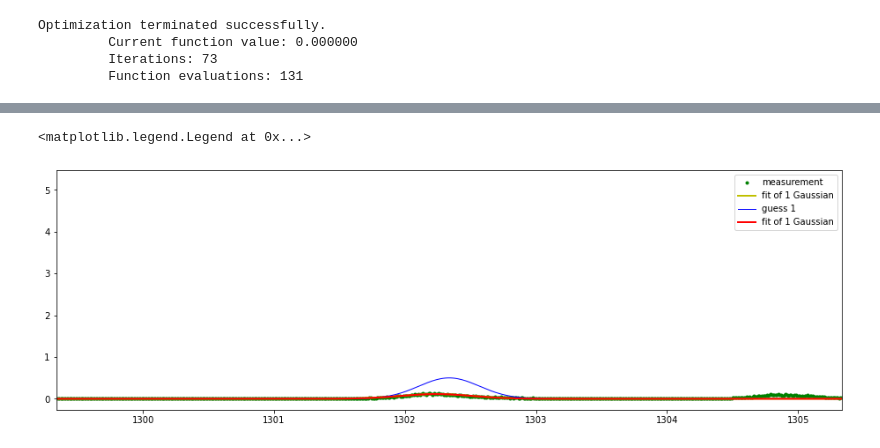
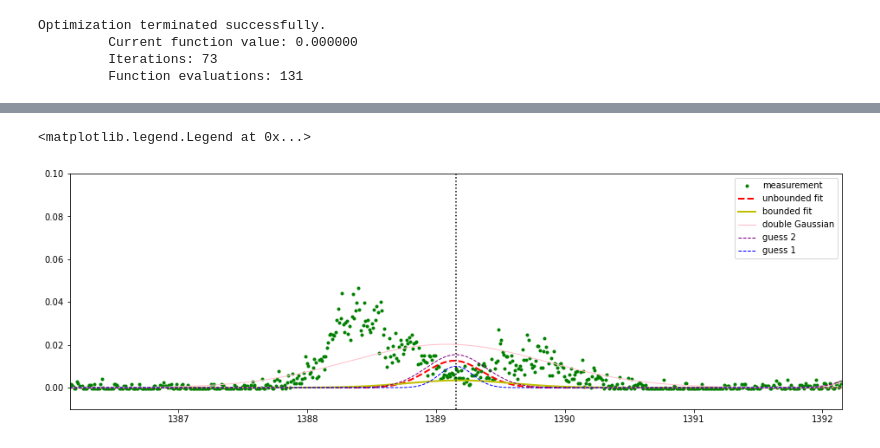
Before and after one commit to 18ganesha/io_brightness, a Jupyter notebook: notebooks/18_amplitude_correction_fit.ipynb, the cells around one changed output, grey strips where cells are left out. Drawn from its saved outputs; the diff is of its cells as text; code cells hidden in the pictures.

Commit message:
Changed flux and tested all indexes manually

```diff
--- a/notebooks/18_amplitude_correction_fit.ipynb
+++ b/notebooks/18_amplitude_correction_fit.ipynb
@@ -147,0 +69,21 @@ opt['x'], nob['x'], opt2['x'], nob2['x']
+# %%
+x = 40 #26, 27, are the biggest problem file, show 15 to see overlap in fit and data
+# 13,14,15, 47 look like they are shifted to the right
+# fix 22, 29, 32, 33, 37, 38, 43, 44, 46 amp guess
+# check 39 with double gauss
+# where is 40 supposed to be
+# 49, 50, 51 is on part with no data
+guess1 = test[x]
+guess2 = np.hstack((guess1, test[x+1]))
+guess1 = [1.389154e+03, 1.300000e-01, 0.01] #manually input guess where sigma is smaller
+
+errfunc1 = lambda p, x, y: (gaussian(x, *p) - y)**2
+errfunc2 = lambda p, x, y: (double_gaussian(x, *p) - y)**2
+opt = optimize.least_squares(errfunc1, guess1, args=(wl, flux/10**-13), bounds=([guess1[0]-0.5, 0, 0],
+                                                                        [guess1[0]+0.5, np.inf, np.inf]))
+nob = optimize.least_squares(errfunc1, guess1, args=(wl, flux/10**-13))
+opt2 = optimize.least_squares(errfunc2, guess2, args=(wl, flux/10**-13), bounds=([guess2[0]-0.5, 0, 0,
+                                                                         guess2[3]-0.5, 0, 0], [guess2[0]+0.5,
+                                                                         np.inf, np.inf, guess2[3]+0.5, np.inf, np.inf]))
+
+guess1, opt['x'], nob['x'], guess2, opt2['x']
@@ -148,17 +98,20 @@ opt['x'], nob['x'], opt2['x'], nob2['x']
 # %%
 plt.figure(figsize=(16, 5))
 plt.plot(wl, flux/10**-13,'g.', label='measurement')
+plt.plot(wl, gaussian(wl, *nob['x']),
+    lw=2, c='red', ls='--', label='unbounded fit')
 plt.plot(wl, gaussian(wl, *opt['x']),
-    lw=2, c='y', label='fit of 1 Gaussian')
+    lw=2, c='y', label='bounded fit')
+plt.plot(wl, double_gaussian(wl, *opt2['x']),
+    lw=1, c='pink', label='double Gaussian')
+plt.plot(wl, double_gaussian(wl, *guess2),
+    lw=1, c='purple', ls='--', label='guess 2')
 plt.plot(wl, gaussian(wl, *guess1),
-    lw=1, c='b', label='guess 1')
-plt.plot(wl, gaussian(wl, *nob['x']),
-    lw=2, c='red', label='fit of 1 Gaussian')
-#plt.plot(wl, double_gaussian(wl, *optim2),
-    #lw=1, c='r', ls='--', label='fit of 2 Gaussians')
-#plt.ylim(-0.01*10**-13,0.25*10**-13)
+    lw=1, c='b', ls='--', label='guess 1')
+plt.axvline(guess1[0], color = 'black', linestyle = 'dotted')
+plt.ylim(-0.01,0.1)
 plt.xlim(guess1[0]-3,guess1[0]+3)
 plt.legend(loc='best')
 # %% [output]
 <matplotlib.legend.Legend at 0x...>
-[figure, old version]
+[figure, new version]
```
Also changed, not shown: parts of 13 cells of this notebook, 1 other file.
